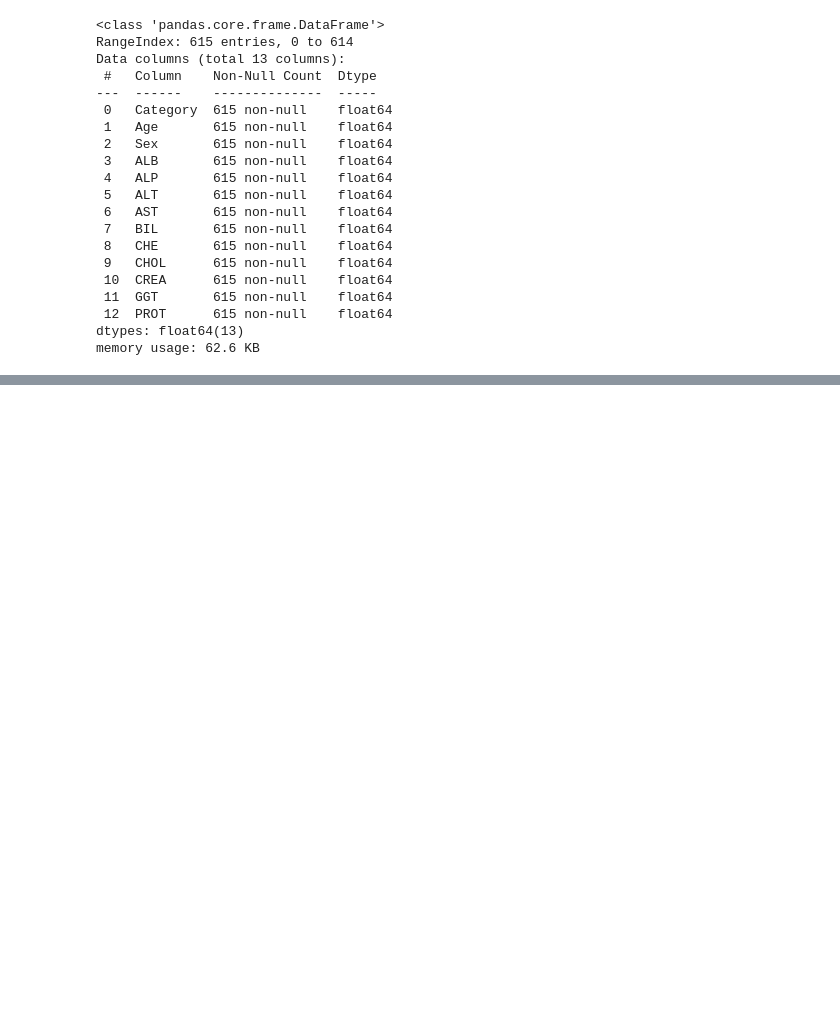
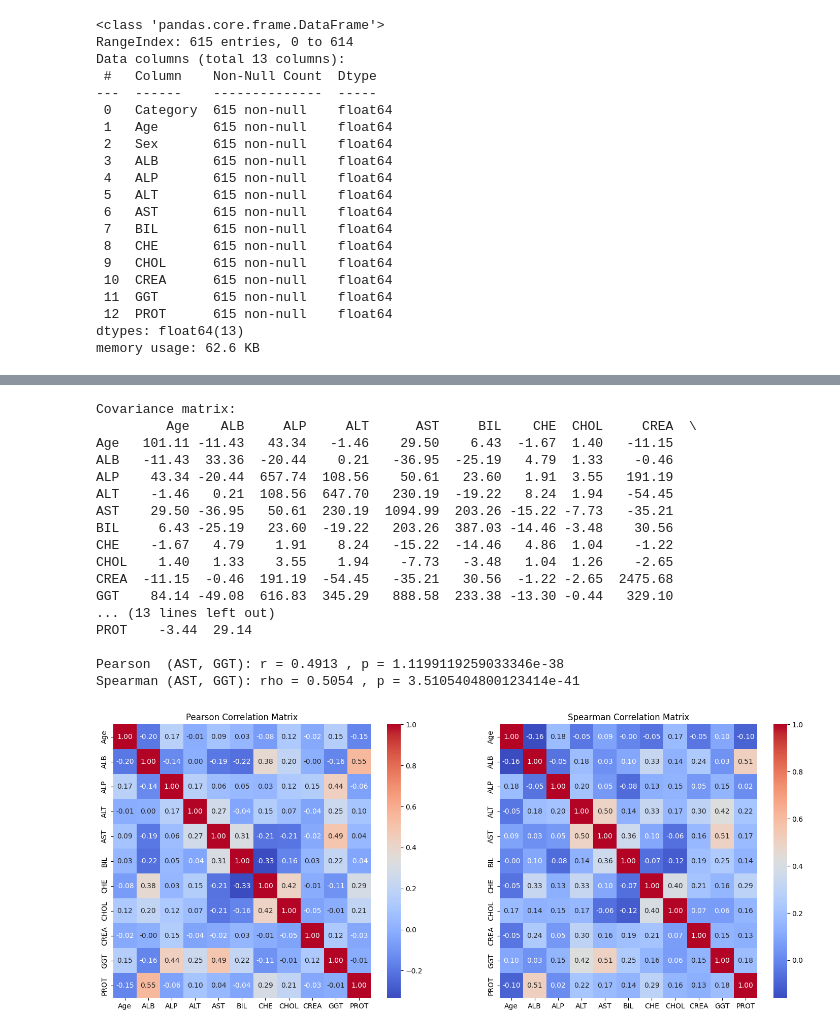
Before and after one commit to abhaymittal7/abhaymittal_eda, a Jupyter notebook: Untitled0.ipynb, the cells around one changed output, grey strips where cells are left out. Cells and saved outputs as stored; diff of their text form; code cells hidden in the pictures; blank space fills up the shorter version.

```diff
--- a/Untitled0.ipynb
+++ b/Untitled0.ipynb
@@ -328,0 +485,54 @@ df.describe()
+# %%
+#2D Statistical Analysis (Bivariate)
+#Covariance matrix
+print("Covariance matrix:")
+print(hcv_data[numeric_features].cov().round(2))
+
+#Pearson and Spearman correlation between AST and GGT
+pearson_r, pearson_p = stats.pearsonr(hcv_data["AST"], hcv_data["GGT"])
+spearman_r, spearman_p = stats.spearmanr(hcv_data["AST"], hcv_data["GGT"])
+
+print("\nPearson  (AST, GGT): r =", round(pearson_r, 4), ", p =", pearson_p)
+print("Spearman (AST, GGT): rho =", round(spearman_r, 4), ", p =", spearman_p)
+
+#Pearson and Spearman correlation heatmaps
+fig, axes = plt.subplots(1, 2, figsize=(18, 7))
+
+sns.heatmap(
+    hcv_data[numeric_features].corr(method="pearson"),
+    annot=True,
+    fmt=".2f",
+    cmap="coolwarm",
+    ax=axes[0]
+)
+axes[0].set_title("Pearson Correlation Matrix")
+
+sns.heatmap(
+    hcv_data[numeric_features].corr(method="spearman"),
+    annot=True,
+    fmt=".2f",
+    cmap="coolwarm",
+    ax=axes[1]
+)
+axes[1].set_title("Spearman Correlation Matrix")
+
+plt.show()
+# %% [output]
+Covariance matrix:
+         Age    ALB     ALP     ALT      AST     BIL    CHE  CHOL     CREA  \
+Age   101.11 -11.43   43.34   -1.46    29.50    6.43  -1.67  1.40   -11.15
+ALB   -11.43  33.36  -20.44    0.21   -36.95  -25.19   4.79  1.33    -0.46
+ALP    43.34 -20.44  657.74  108.56    50.61   23.60   1.91  3.55   191.19
+ALT    -1.46   0.21  108.56  647.70   230.19  -19.22   8.24  1.94   -54.45
+AST    29.50 -36.95   50.61  230.19  1094.99  203.26 -15.22 -7.73   -35.21
+BIL     6.43 -25.19   23.60  -19.22   203.26  387.03 -14.46 -3.48    30.56
+CHE    -1.67   4.79    1.91    8.24   -15.22  -14.46   4.86  1.04    -1.22
+CHOL    1.40   1.33    3.55    1.94    -7.73   -3.48   1.04  1.26    -2.65
+CREA  -11.15  -0.46  191.19  -54.45   -35.21   30.56  -1.22 -2.65  2475.68
+GGT    84.14 -49.08  616.83  345.29   888.58  233.38 -13.30 -0.44   329.10
+... (13 lines left out)
+PROT    -3.44  29.14
+
+Pearson  (AST, GGT): r = 0.4913 , p = 1.1199119259033346e-38
+Spearman (AST, GGT): rho = 0.5054 , p = 3.5105404800123414e-41
+[figure, added]
```
Also changed, not shown: parts of 13 cells of this notebook.
